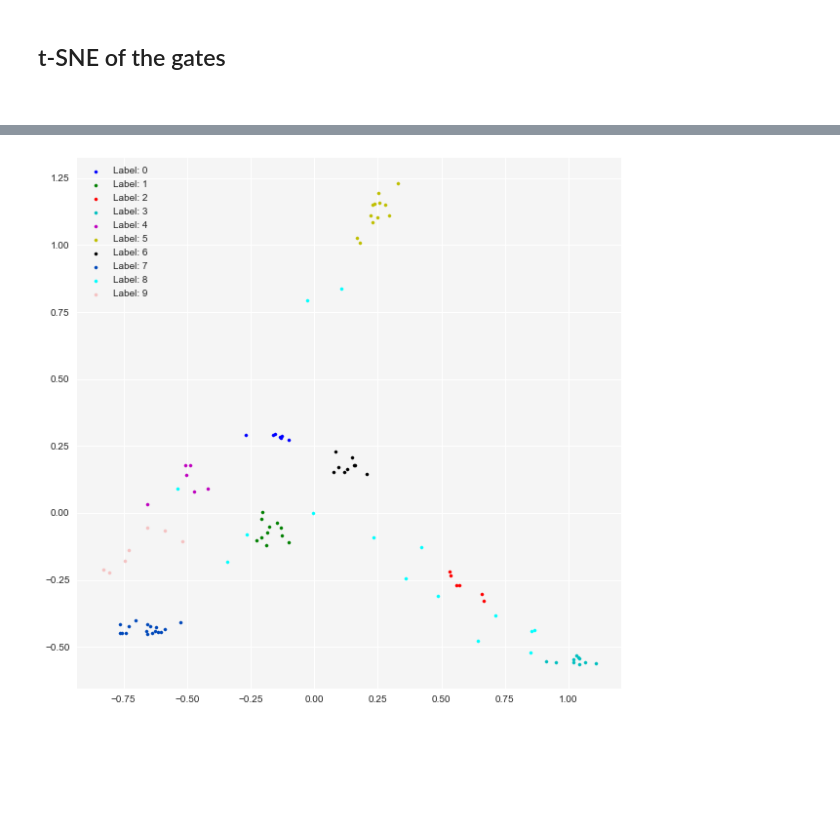
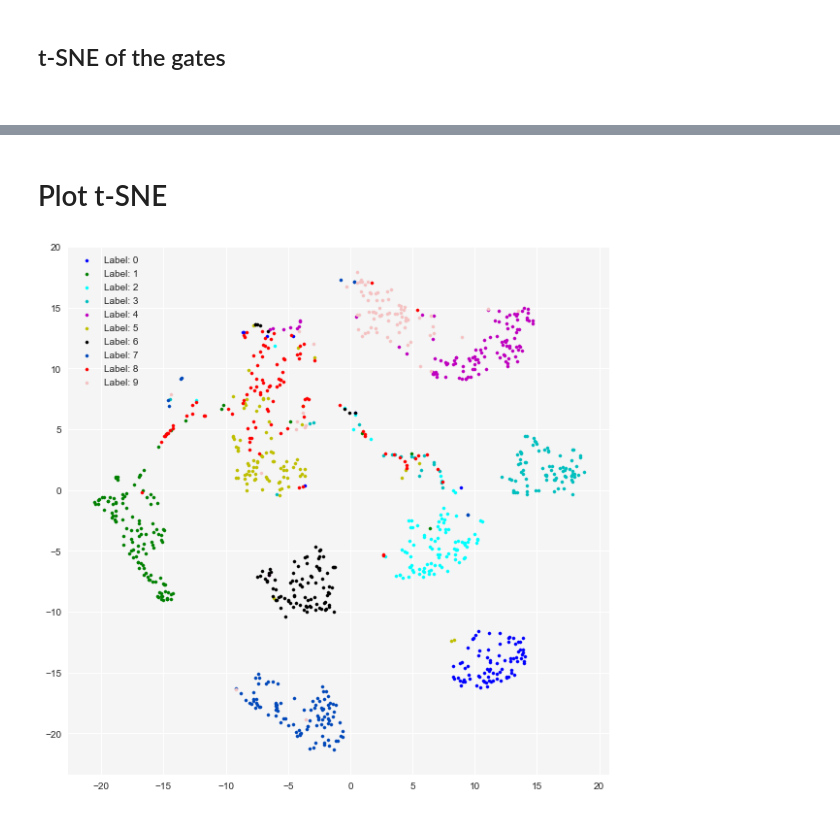
Before and after one commit to polzounov/gatenet, a Jupyter notebook: Gatenet/visualize_gates.ipynb, the cells around one changed output, grey strips where cells are left out. Saved outputs shown, nothing was run; the diff lists cells and outputs as text; code cells hidden in the pictures; blank space fills up the shorter version.

```diff
--- a/Gatenet/visualize_gates.ipynb
+++ b/Gatenet/visualize_gates.ipynb
@@ -17,7 +15,7 @@ sns.set(font_scale=1.5, context=c)
 <br>
 # %%
 # Load gate vector data
-with open('output/' + 'test1' + '.pkl', 'rb') as f:
+with open('output/' + 'test' + '.pkl', 'rb') as f:
         input = pickle.load(f)
 # %%
 # Get components from data
@@ -44,12 +56,14 @@ print(gates.shape)
 <br>
 # %%
 matplotlib.rcParams['figure.figsize'] = 10,10
-num_test_digits = 10
-# Shuffle g
+num_test_digits = 20
 
 plot_num = num_test_digits * 100 + 11
 for i in range(num_test_digits):
-    plt.figure(figsize = (8, 1))
+    # To shuffle
+    k = i + np.random.randint(low=-i, high=gates.shape[0]-1-i)
+
+    plt.figure(figsize = (8, 0.75))
     plt.title('Number is: '+str(labels[i]))
     sns.heatmap(gates[i,:,:])
 # %% [output]
@@ -66,13 +83,14 @@ for i in range(num_test_digits):
 # %%
 # Compute cosine similarity
-gate_vectors = np.reshape(gates[:num_test_digits,:,:], (num_test_digits, parameter_dict['L']*parameter_dict['M']))
+gate_vectors = np.reshape(gates, (-1, parameter_dict['L']*parameter_dict['M']))
+print(gate_vectors.shape)
 gate_vectors = np.transpose(gate_vectors)
 
 trial = 2
 output = np.zeros(num_test_digits)
 for i in range(num_test_digits):
-    a = gate_vectors[trial][:]
-    b = gate_vectors[i][:]
+    a = gate_vectors[:, trial]
+    b = gate_vectors[:, i]
     an = a/np.linalg.norm(a)
     bn = b/np.linalg.norm(b)
     output[i] = np.dot(an,bn)
@@ -97,10 +118,10 @@ independent_labels = list(set(labels))
 print(independent_labels) # sanity check
 
 # TSNE Vis
-#model = TSNE()
+model_TSNE = TSNE(verbose=100)
 # PCA Vis
-model = PCA()
+model_PCA = PCA()
 
-x = model.fit_transform(gates_reshaped)
+x = model_TSNE.fit_transform(gates_reshaped)
 y = labels
 # %% [output]
@@ -138,17 +185,19 @@ plt.show()
+# %% [markdown]
+# Plot t-SNE
 # %%
 plt.rcParams['axes.facecolor'] = '#f5f5f5f5'
 
 # Add more colors if doing something other than MNIST
-colors = ['b','g','r','c','m','y','k','#0048BA','#00FFFF','#F4C2C2']
+colors = ['b','g','#00FFFF','c','m','y','k','#0048BA','r','#F4C2C2']
 
 fig = plt.figure()
 ax1 = fig.add_subplot(111)
 
 for i in (independent_labels):
     mask_i = y == i
     x_i = x[mask_i]
     ax1.scatter(x_i[:,0], x_i[:,1], s=10, c=colors[i], label='Label: '+str(i))
 plt.legend(loc='upper left');
 plt.show()
 # %% [output]
-[figure, old version]
+[figure, new version]
```
Also changed, not shown: parts of 10 cells of this notebook, 2 other files.
